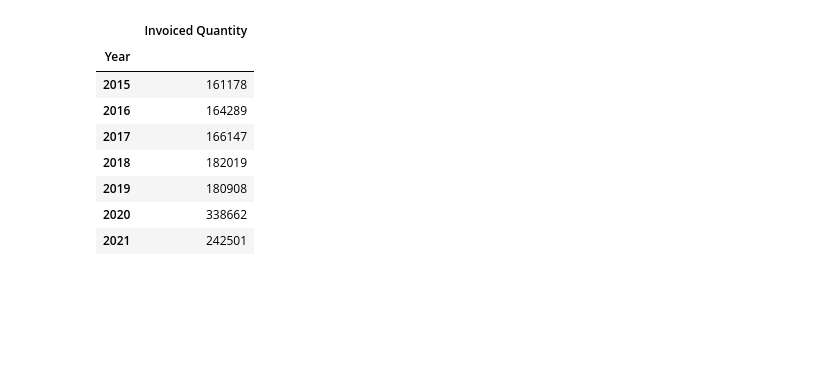
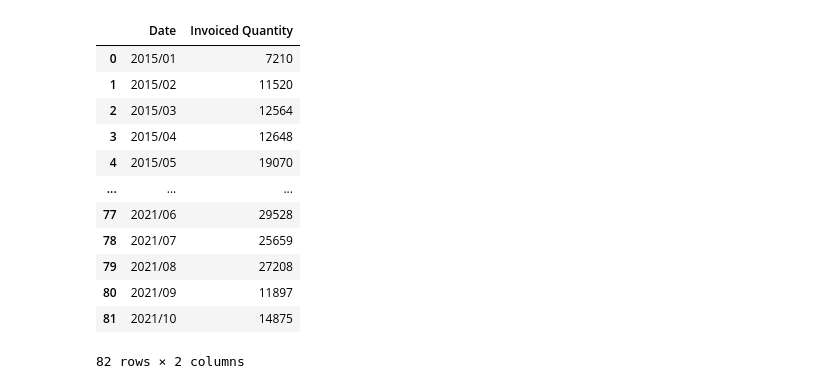
Before and after one commit to 2Delta/GT-Coding-Boot-Camp_Project-1, a Jupyter notebook: Project_01_BicycleSales.ipynb, the cells around one changed output. Drawn from its saved outputs; the diff is of its cells as text; code cells hidden in the pictures; blank space fills up the shorter version.

Commit message:
format data table for plots

```diff
--- a/Project_01_BicycleSales.ipynb
+++ b/Project_01_BicycleSales.ipynb
@@ -49,18 +49,21 @@ reduced_df["Width"] = reduced_df["Width"].str.replace(r'"','')
 # %%
 # group by material create a time series for each material for invoiced quantity by month
 # diameter_df = reduced_df.groupby(["Diameter"])[["Diameter", "Month", "Invoiced Quantity"]]
 # month_df = reduced_df.groupby(["Month"])[["Month", "Invoiced Quantity"]]
-date_df = reduced_df.groupby(["Year"])[["Year", "Invoiced Quantity"]]
-date_df = date_df.sum()
+date_df = reduced_df.groupby(["Date"], as_index = False)[["Date", "Invoiced Quantity"]].sum()
 date_df
 # %% [output]
-|  | Invoiced Quantity |
-| Year |  |
-| 2015 | 161178 |
-| 2016 | 164289 |
-| 2017 | 166147 |
-| 2018 | 182019 |
-| 2019 | 180908 |
-| 2020 | 338662 |
-| 2021 | 242501 |
+|  | Date | Invoiced Quantity |
+| 0 | 2015/01 | 7210 |
+| 1 | 2015/02 | 11520 |
+| 2 | 2015/03 | 12564 |
+| 3 | 2015/04 | 12648 |
+| 4 | 2015/05 | 19070 |
+| ... | ... | ... |
+| 77 | 2021/06 | 29528 |
+| 78 | 2021/07 | 25659 |
+| 79 | 2021/08 | 27208 |
+| 80 | 2021/09 | 11897 |
+| 81 | 2021/10 | 14875 |
+82 rows × 2 columns
 # %%
```
Also changed, not shown: parts of 4 cells of this notebook, 1 other file.
